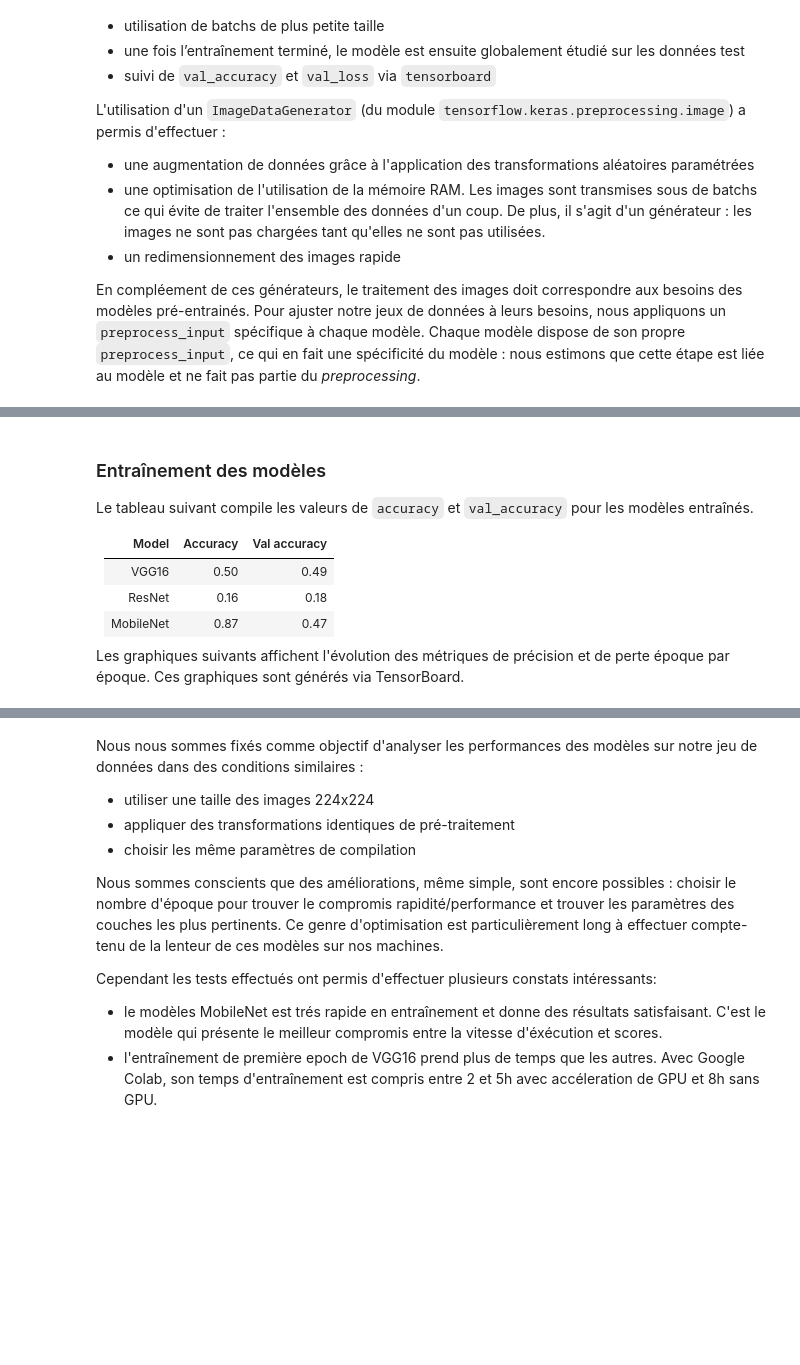
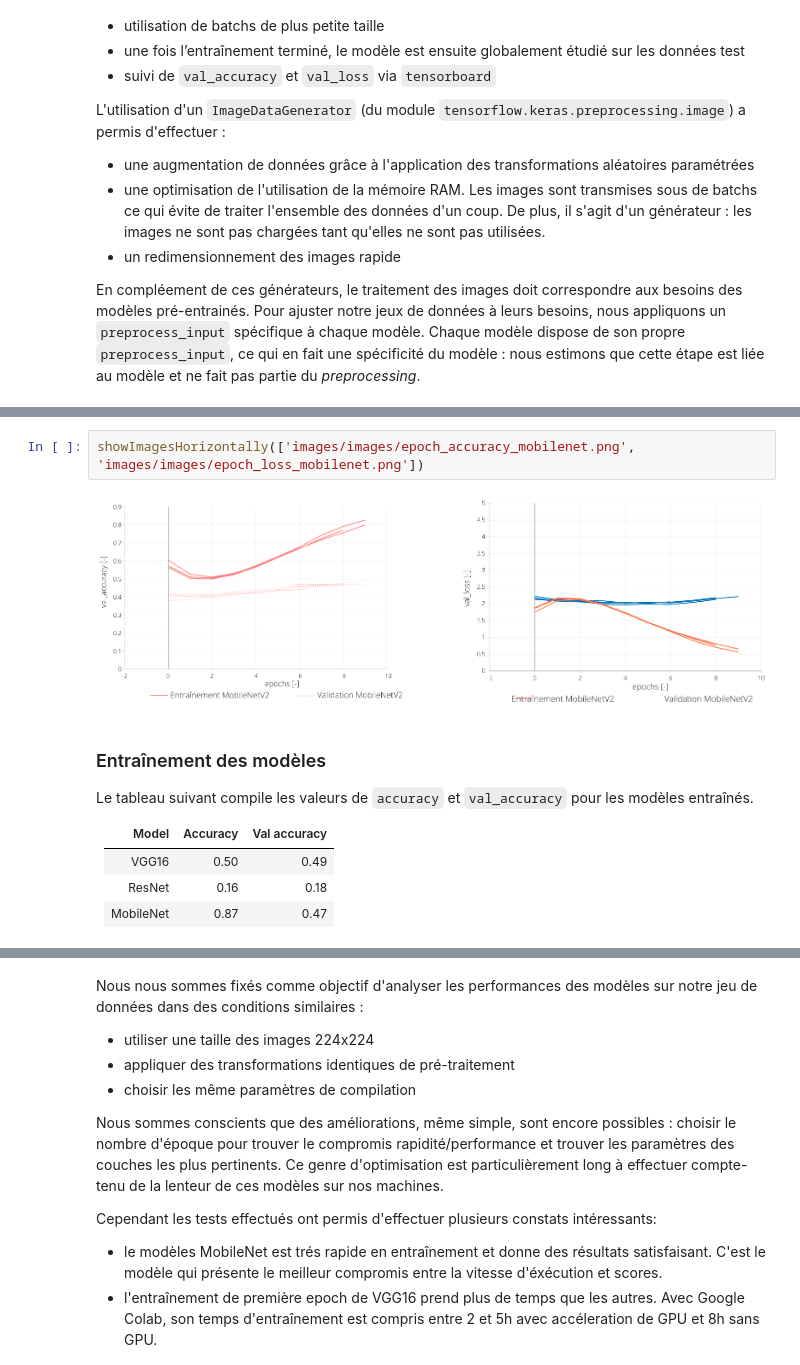
Before and after one commit to data-modelisation/rakuten, a Jupyter notebook: notebooks/final_report.ipynb, the cells around one changed output, grey strips where cells are left out. Drawn from its saved outputs; the diff is of its cells as text; blank space fills up the shorter version.

```diff
--- a/notebooks/final_report.ipynb
+++ b/notebooks/final_report.ipynb
@@ -668,3 +674,7 @@ Non-trainable params: 2,257,984
+# %%
+showImagesHorizontally(['images/images/epoch_accuracy_mobilenet.png', 'images/images/epoch_loss_mobilenet.png'])
+# %% [output]
+[figure, added]
 # %% [markdown]
 
 ### Entraînement des modèles
@@ -676,6 +686,3 @@ Le tableau suivant compile les valeurs de `accuracy` et `val_accuracy` pour les
 | VGG16                       |0.50                     |0.49             |
 | ResNet                      |0.16                     |0.18             |
 | MobileNet                   |0.87                     |0.47             |
-
-
-Les graphiques suivants affichent l'évolution des métriques de précision et de perte époque par époque. Ces graphiques sont générés via TensorBoard.
```
Also changed, not shown: parts of 9 cells of this notebook.
